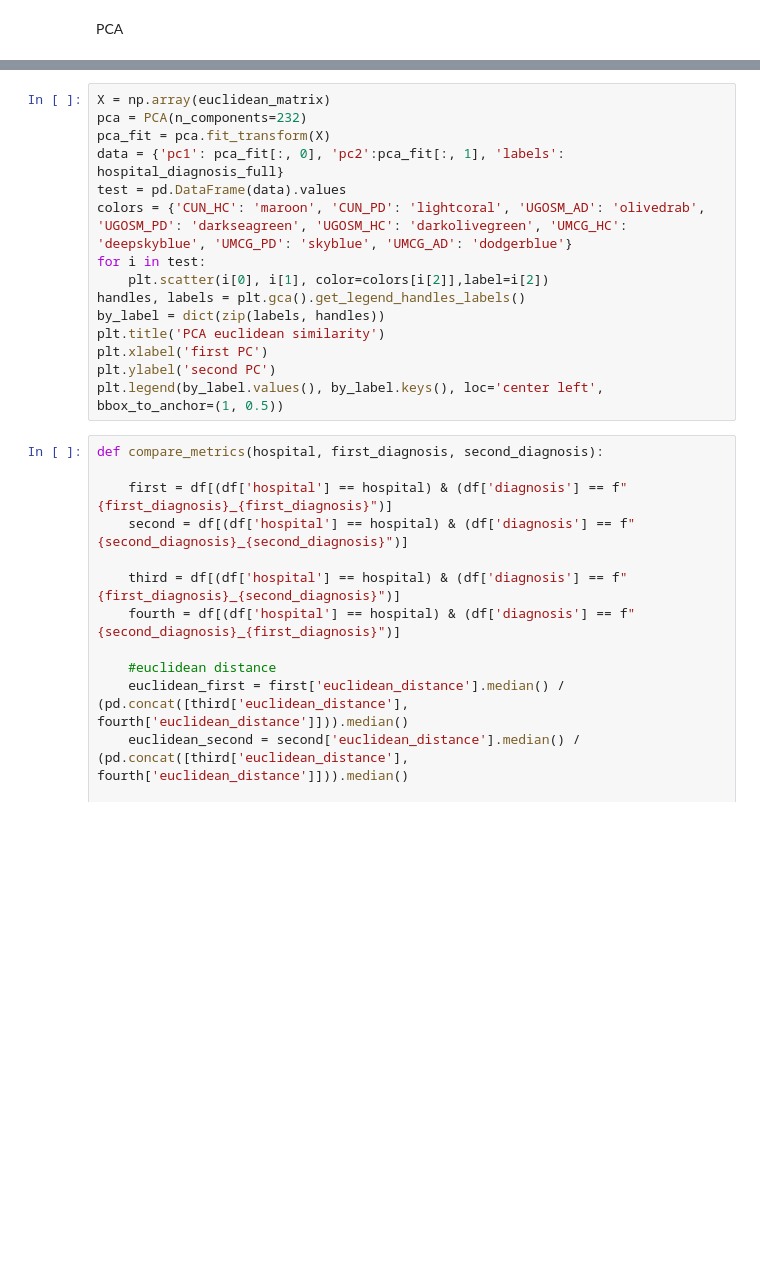
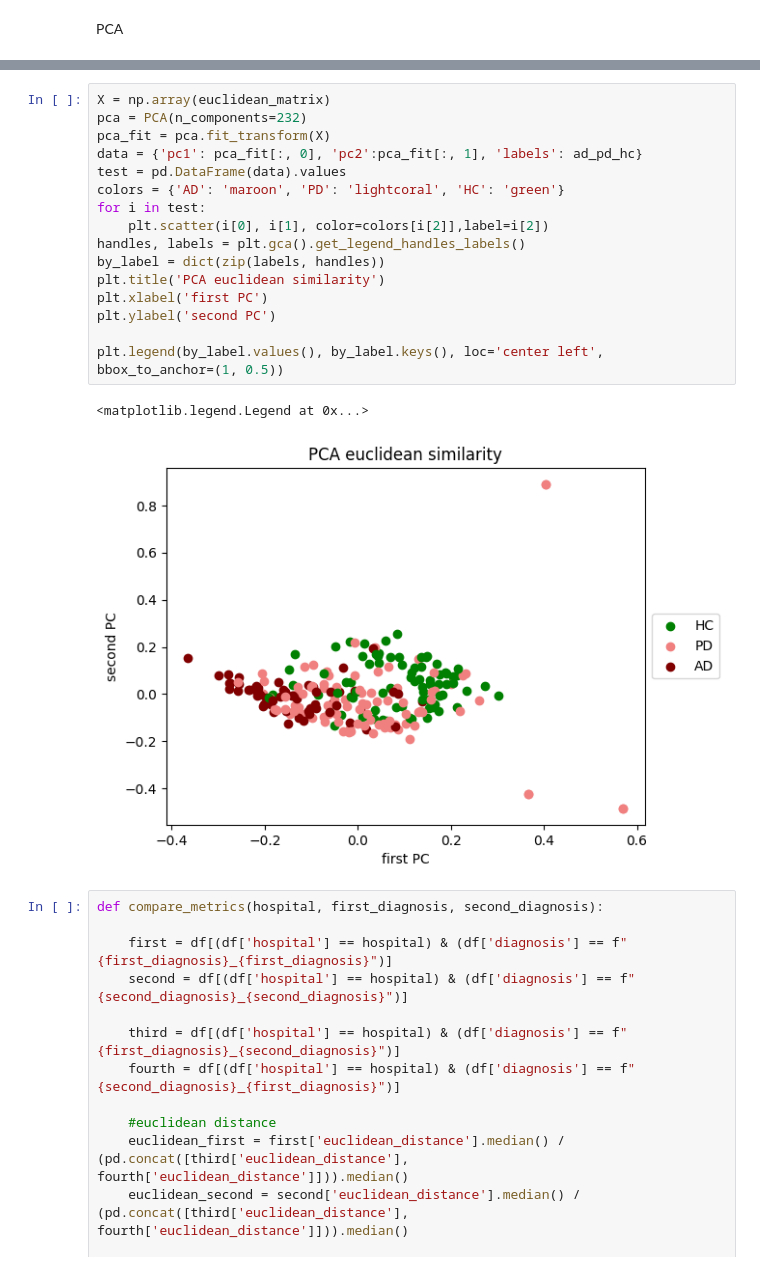
Before and after one commit to MikeWierenga/CCRE_LVQ_project, a Jupyter notebook: datacollection/comparing_distance_measurements.ipynb, the cells around one changed output, grey strips where cells are left out. Cells and saved outputs as stored; diff of their text form; blank space fills up the shorter version.

```diff
--- a/datacollection/comparing_distance_measurements.ipynb
+++ b/datacollection/comparing_distance_measurements.ipynb
@@ -183,18 +316,22 @@ plt.legend(by_label.values(), by_label.keys(), loc='center left', bbox_to_anchor
 # %%
 X = np.array(euclidean_matrix)
 pca = PCA(n_components=232)
 pca_fit = pca.fit_transform(X)
-data = {'pc1': pca_fit[:, 0], 'pc2':pca_fit[:, 1], 'labels': hospital_diagnosis_full}
+data = {'pc1': pca_fit[:, 0], 'pc2':pca_fit[:, 1], 'labels': ad_pd_hc}
 test = pd.DataFrame(data).values
-colors = {'CUN_HC': 'maroon', 'CUN_PD': 'lightcoral', 'UGOSM_AD': 'olivedrab', 'UGOSM_PD': 'darkseagreen', 'UGOSM_HC': 'darkolivegreen', 'UMCG_HC': 'deepskyblue', 'UMCG_PD': 'skyblue', 'UMCG_AD': 'dodgerblue'}
+colors = {'AD': 'maroon', 'PD': 'lightcoral', 'HC': 'green'}
 for i in test:
     plt.scatter(i[0], i[1], color=colors[i[2]],label=i[2])
 handles, labels = plt.gca().get_legend_handles_labels()
 by_label = dict(zip(labels, handles))
 plt.title('PCA euclidean similarity')
 plt.xlabel('first PC')
 plt.ylabel('second PC')
+
 plt.legend(by_label.values(), by_label.keys(), loc='center left', bbox_to_anchor=(1, 0.5))
+# %% [output]
+<matplotlib.legend.Legend at 0x...>
+[figure, added]
 # %%
 def compare_metrics(hospital, first_diagnosis, second_diagnosis):
 
```
Also changed, not shown: parts of 29 cells of this notebook.
